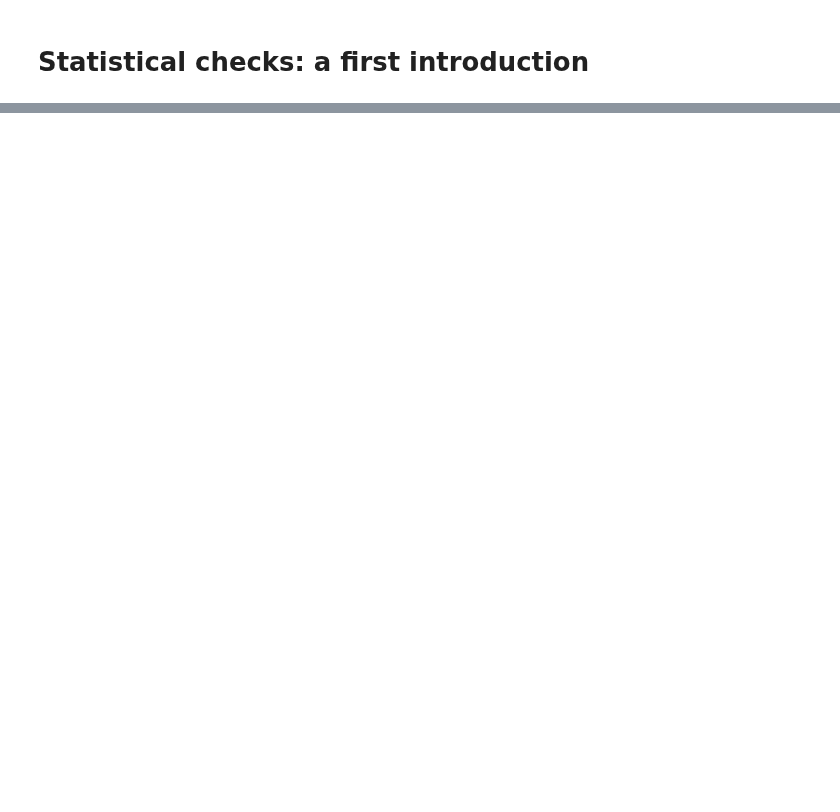
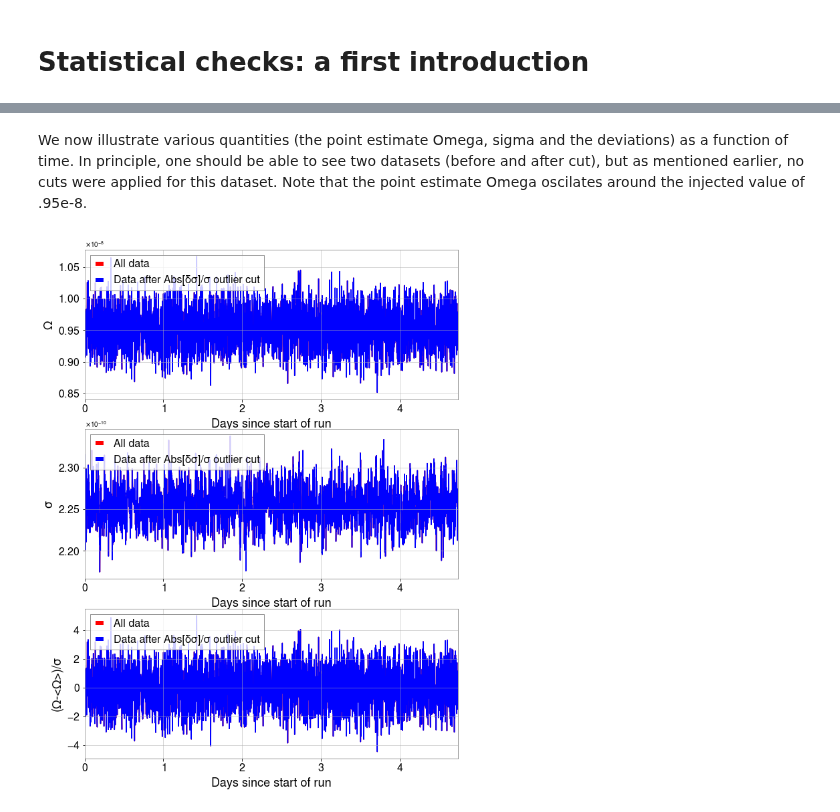
Before and after one commit to a-renzini/pygwb, a Jupyter notebook: tutorials/run_statistical_checks.ipynb, the cells around one changed output, grey strips where cells are left out. Cells and saved outputs as stored; diff of their text form; code cells hidden in the pictures; blank space fills up the shorter version.

```diff
--- a/tutorials/run_statistical_checks.ipynb
+++ b/tutorials/run_statistical_checks.ipynb
@@ -485,0 +196,6 @@ stat_checks_pygwb_test.generate_all_plots()
+# %% [markdown]
+We now illustrate various quantities (the point estimate Omega, sigma and the deviations) as a function of time. In principle, one should be able to see two datasets (before and after cut), but as mentioned earlier, no cuts were applied for this dataset. Note that the point estimate Omega oscilates around the injected value of .95e-8.
+# %%
+stat_checks_pygwb_MDC.plot_omega_sigma_in_time()
+# %% [output]
+[figure, added]
```
Also changed, not shown: parts of 173 cells of this notebook, 2 other files.
